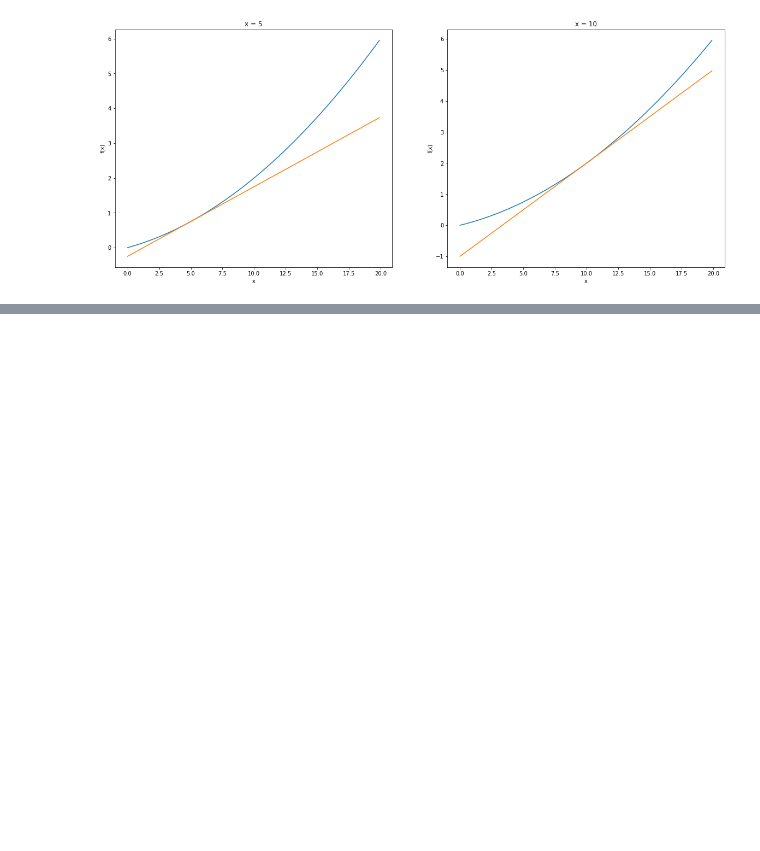
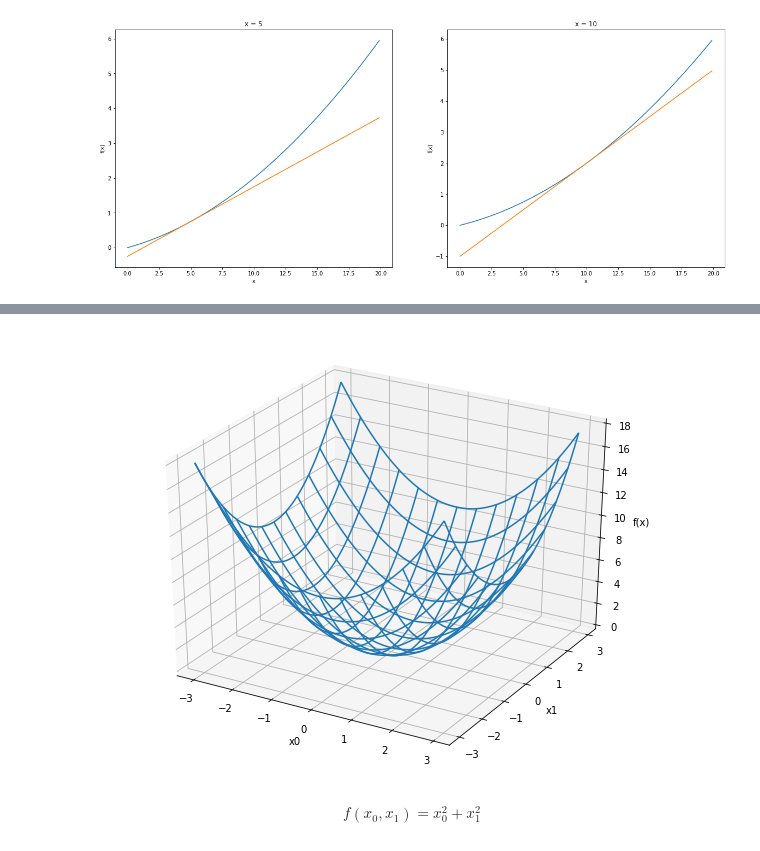
Before and after one commit to koalalovepabro/Deep-Learning, a Jupyter notebook: 09_수치미분과_경사하강법.ipynb, the cells around one changed output, grey strips where cells are left out. Drawn from its saved outputs; the diff is of its cells as text; code cells hidden in the pictures; blank space fills up the shorter version.

```diff
--- a/09_수치미분과_경사하강법.ipynb
+++ b/09_수치미분과_경사하강법.ipynb
@@ -113,0 +122,26 @@ plt.show()
+# %%
+# x : numpy 배열
+def function_2(x):
+  return x[0] ** 2 + x[1]**2
+# %%
+from mpl_toolkits.mplot3d import Axes3D
+fig = plt.figure(figsize=(10,8))
+ax = fig.add_subplot(111, projection='3d')
+
+X0 = np.arange(-3, 3, 0.05)
+X1 = np.arange(-3, 3, 0.05)
+
+X0, X1 = np.meshgrid(X0, X1)
+Z = function_2([X0,X1])
+
+ax.plot_wireframe(X=X0, Y=X1, Z=Z,rstride=10, cstride=10)
+ax.set_xlabel('x0')
+ax.set_ylabel('x1')
+ax.set_zlabel('f(x)')
+plt.show()
+# %% [output]
+[figure, added]
+# %% [markdown]
+$$
+f(x_0, x_1) = x^2_0 + x^2_1
+$$
```
Also changed, not shown: parts of 54 cells of this notebook.
